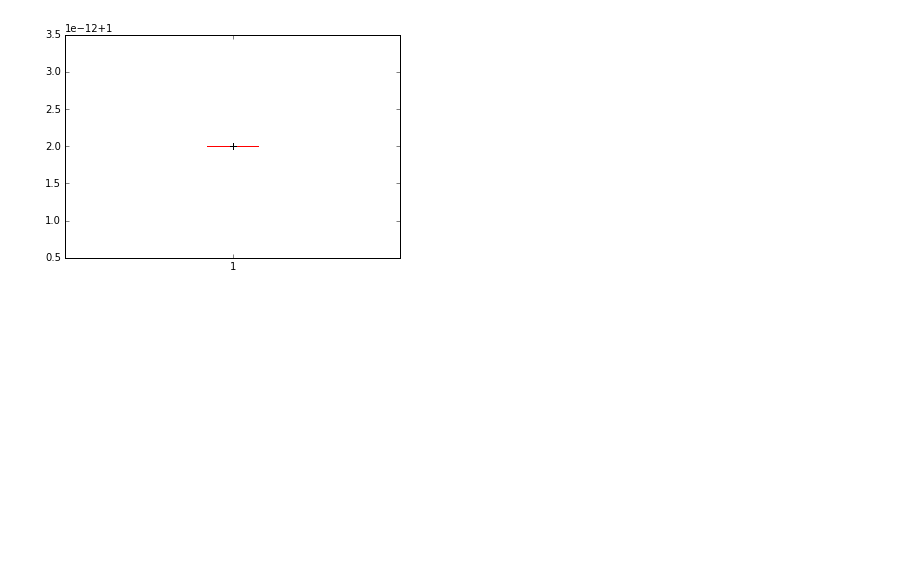
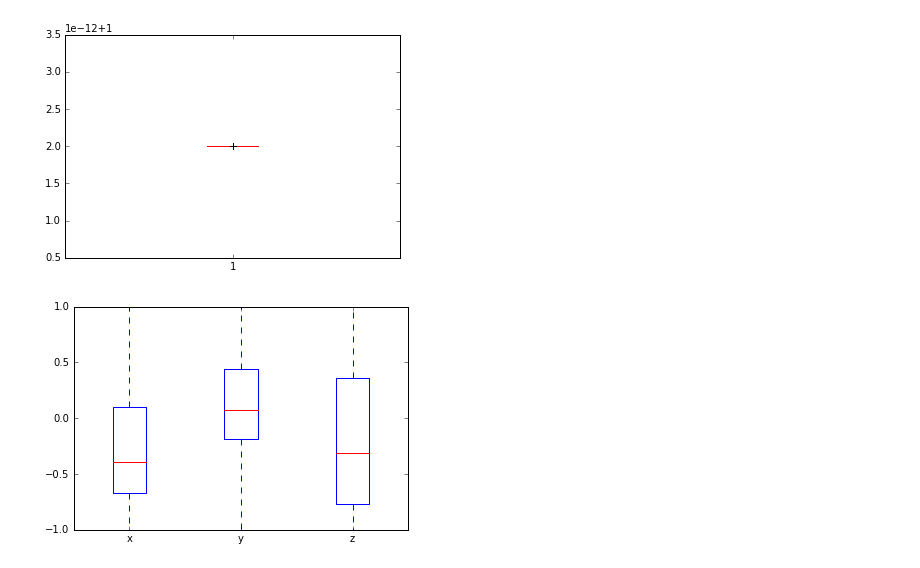
Before and after one commit to wadpac/hsmm4acc, a Jupyter notebook: notebooks/ExploreData.ipynb, the cells around one changed output. Cells and saved outputs as stored; diff of their text form; code cells hidden in the pictures; blank space fills up the shorter version.

```diff
--- a/notebooks/ExploreData.ipynb
+++ b/notebooks/ExploreData.ipynb
@@ -106,3 +117,7 @@ axes[2].scatter(z[:nmax], pos_z[:nmax])
 plt.boxplot(pos_x**2 + pos_y**2 + pos_z**2);
 # %% [output]
 [figure]
+# %%
+plt.boxplot([pos_x, pos_y, pos_z], labels=['x', 'y', 'z']);
+# %% [output]
+[figure, added]
```
Also changed, not shown: parts of 12 cells of this notebook, 5 other files.
